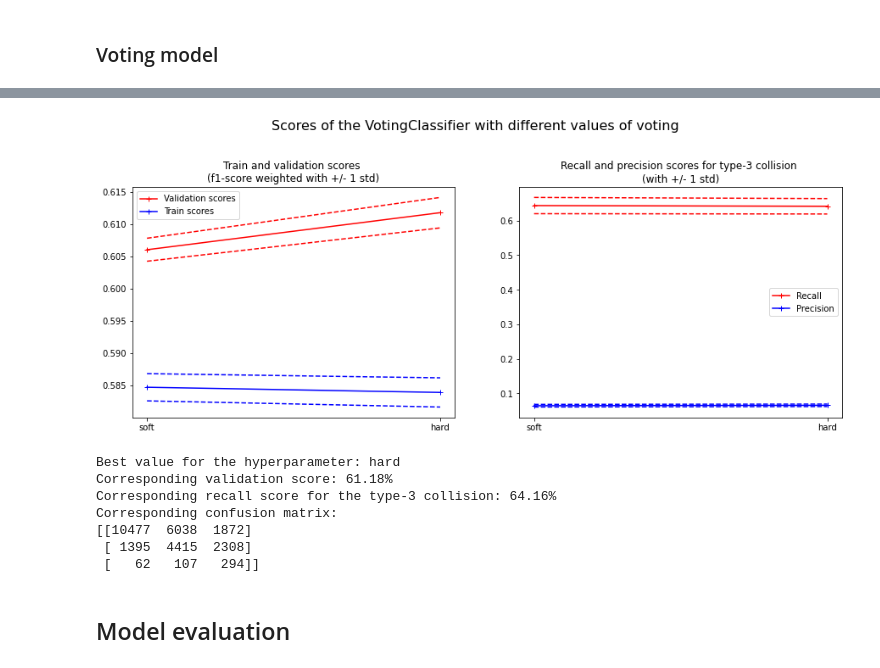
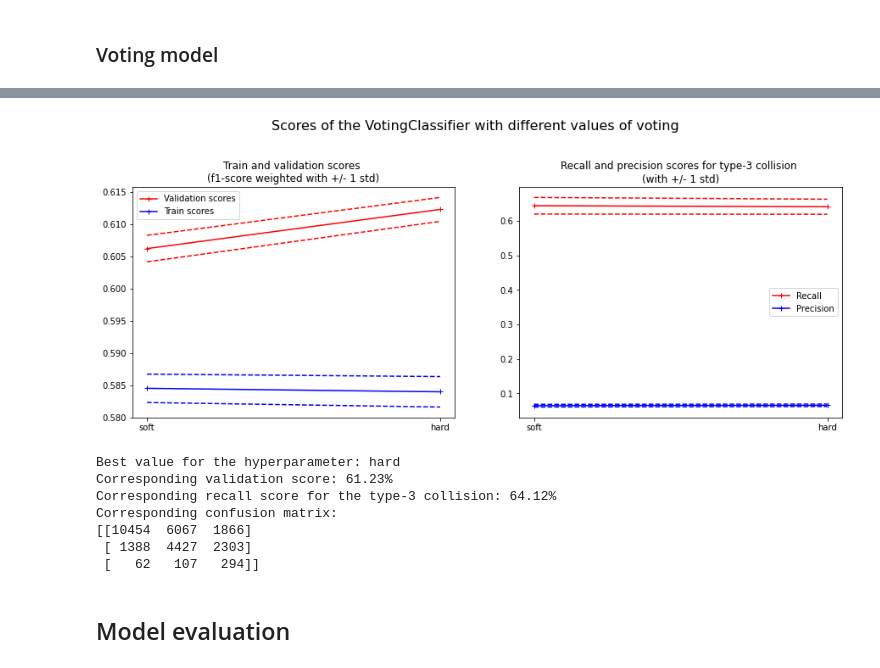
Before and after one commit to tm21218/Coursera_Capstone, a Jupyter notebook: Notebook.ipynb, the cells around one changed output, grey strips where cells are left out. Cells and saved outputs as stored; diff of their text form; code cells hidden in the pictures.

```diff
--- a/Lesson 9 - week 1.ipynb
+++ b/Notebook.ipynb
@@ -2261,7 +2268,7 @@ print('Corresponding confusion matrix: \n{}'.format(CM[ind_opt]))
 ### Voting model
 # %%
 lrc=LogisticRegression(C=0.22)
-ext=ExtraTreesClassifier(max_leaf_nodes=26)
+ext=ExtraTreesClassifier(max_leaf_nodes=27)
 sgdc=SGDClassifier(alpha=0.16, loss='log')
 
 vc=VotingClassifier(
@@ -2275,19 +2282,19 @@ Starting jobs at 2020-09-24 11:38:51...
          Job 1 -- Sub-Job 1
          Job 1 -- Sub-Job 2
          Job 1 -- Sub-Job 3
          Job 1 -- Sub-Job 4
          Job 1 -- Sub-Job 5
          Job 1 -- Sub-Job 6
 Job 1 on 2, duration : 0 min 34 s
          Job 2 -- Sub-Job 1
          Job 2 -- Sub-Job 2
          Job 2 -- Sub-Job 3
          Job 2 -- Sub-Job 4
          Job 2 -- Sub-Job 5
          Job 2 -- Sub-Job 6
 Job 2 on 2, duration : 0 min 37 s
 Total duration: 1 min 12 s
-[figure, old version]
+[figure, new version]
 # %%
 ind_opt=1
 
@@ -2297,11 +2304,11 @@ print('Corresponding recall score for the type-3 collision: {}%'.format(round(re
 print('Corresponding confusion matrix: \n{}'.format(CM[ind_opt]))
 # %% [output]
 Best value for the hyperparameter: hard
-Corresponding validation score: 61.18%
-Corresponding recall score for the type-3 collision: 64.16%
+Corresponding validation score: 61.23%
+Corresponding recall score for the type-3 collision: 64.12%
 Corresponding confusion matrix:
-[[10477  6038  1872]
- [ 1395  4415  2308]
+[[10454  6067  1866]
+ [ 1388  4427  2303]
  [   62   107   294]]
 # %% [markdown]
 ## Model evaluation
```
Also changed, not shown: parts of 31 cells of this notebook.
